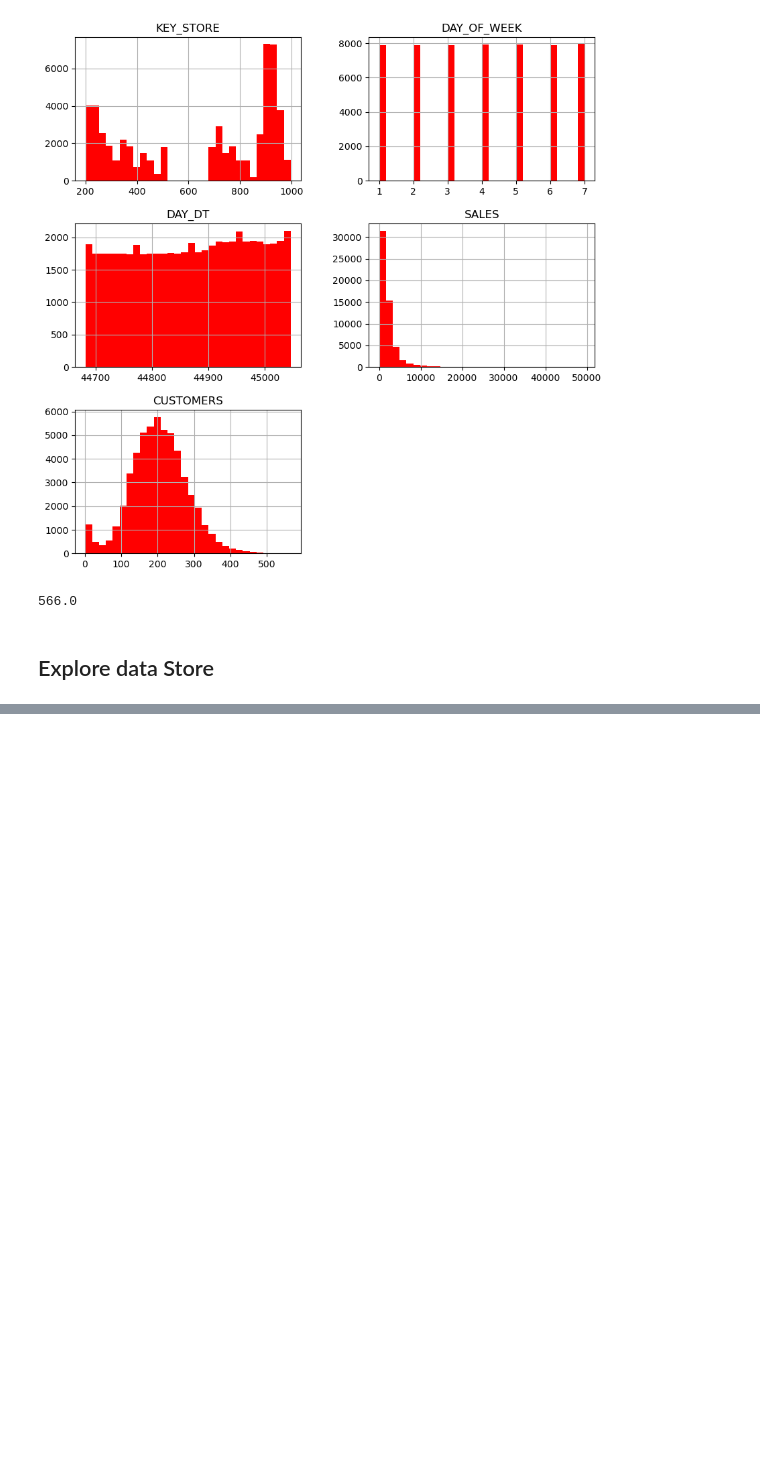
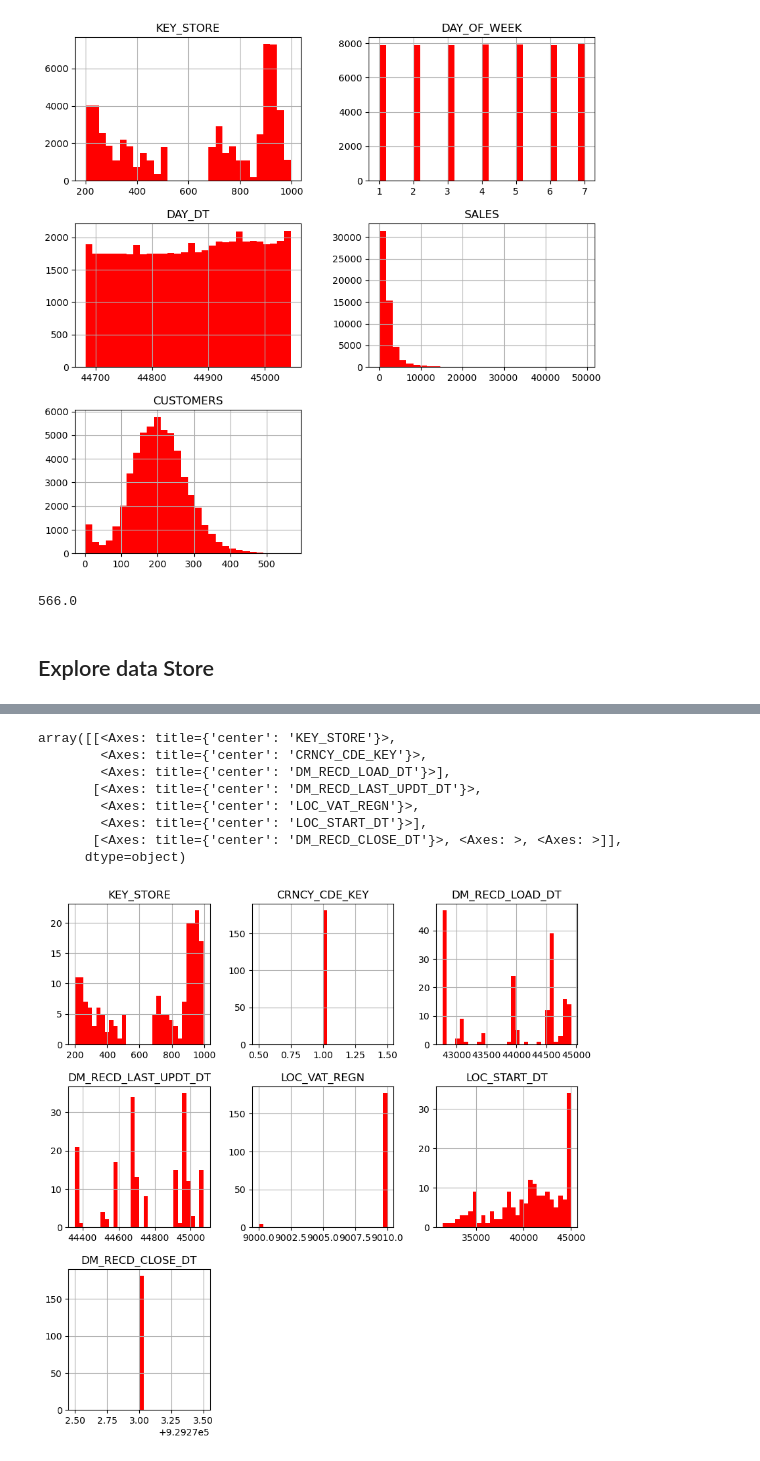
Before and after one commit to yoelagustinus/DataScience_BusinessCase, a Jupyter notebook: 7. Sales Depart by Real Case/Sales_notebook.ipynb, the cells around one changed output, grey strips where cells are left out. Drawn from its saved outputs; the diff is of its cells as text; code cells hidden in the pictures; blank space fills up the shorter version.

```diff
--- a/7. Sales Depart by Real Case/Sales_notebook.ipynb
+++ b/7. Sales Depart by Real Case/Sales_notebook.ipynb
@@ -134,0 +138,12 @@ df_sales['CUSTOMERS'].max()
+# %%
+df_store.hist(bins = 30, figsize = (10,10), color = 'r')
+# %% [output]
+array([[<Axes: title={'center': 'KEY_STORE'}>,
+        <Axes: title={'center': 'CRNCY_CDE_KEY'}>,
+        <Axes: title={'center': 'DM_RECD_LOAD_DT'}>],
+       [<Axes: title={'center': 'DM_RECD_LAST_UPDT_DT'}>,
+        <Axes: title={'center': 'LOC_VAT_REGN'}>,
+        <Axes: title={'center': 'LOC_START_DT'}>],
+       [<Axes: title={'center': 'DM_RECD_CLOSE_DT'}>, <Axes: >, <Axes: >]],
+      dtype=object)
+[figure, added]
```
Also changed, not shown: parts of 4 cells of this notebook, 1 other file.
